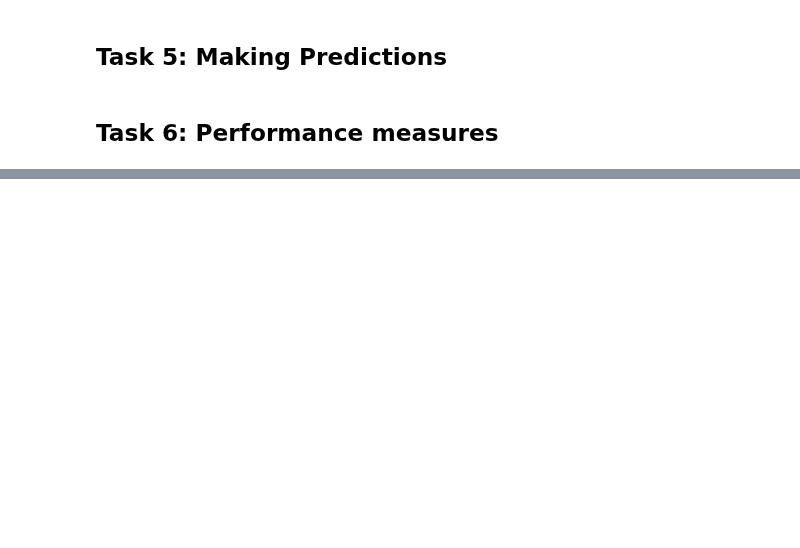
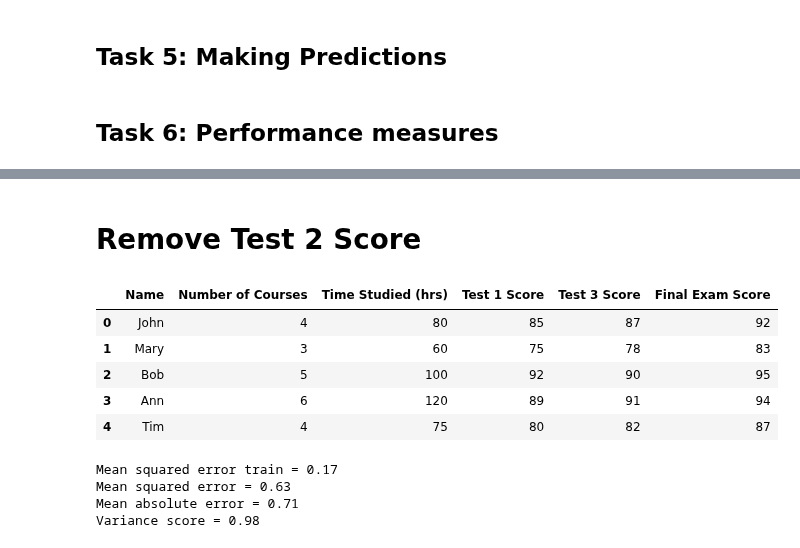
Before and after one commit to swapnil-vyom/ML_learn, a Jupyter notebook: 2 Linear Regression/ML_Lab_4_MultiLinearRegression.ipynb, the cells around one changed output, grey strips where cells are left out. Cells and saved outputs as stored; diff of their text form; code cells hidden in the pictures; blank space fills up the shorter version.

```diff
--- a/2 Linear Regression/ML_Lab_4_MultiLinearRegression.ipynb
+++ b/2 Linear Regression/ML_Lab_4_MultiLinearRegression.ipynb
@@ -194,0 +204,12 @@ Variance score = 1.00
+# %% [markdown]
+# Remove Test 2 Score
+# %%
+data_new = data.drop(columns='Test 2 Score')
+data_new.head(5)
+# %% [output]
+|  | Name | Number of Courses | Time Studied (hrs) | Test 1 Score | Test 3 Score | Final Exam Score |
+| 0 | John | 4 | 80 | 85 | 87 | 92 |
+| 1 | Mary | 3 | 60 | 75 | 78 | 83 |
+| 2 | Bob | 5 | 100 | 92 | 90 | 95 |
+| 3 | Ann | 6 | 120 | 89 | 91 | 94 |
+| 4 | Tim | 4 | 75 | 80 | 82 | 87 |
@@ -195,3 +227,16 @@ Variance score = 1.00
+# %%
+# The mean squared error
+print("Mean squared error train = %.2f" % mean_squared_error(model_new.predict(X_new_train),Y_new_train)) #training Error
+# The mean squared error
+print("Mean squared error = %.2f" % mean_squared_error(Y_new_test, Y_new_predict)) #test error
+print("Mean absolute error = %.2f" % mean_absolute_error(Y_new_test, Y_new_predict)) #test error
+# Explained variance score: 1 is perfect prediction
+print('Variance score = %.2f' % r2_score(Y_new_test, Y_new_predict))
+# %% [output]
+Mean squared error train = 0.17
+Mean squared error = 0.63
+Mean absolute error = 0.71
+Variance score = 0.98
 # %%
 from google.colab import files
 uploaded = files.upload()
```
Also changed, not shown: parts of 9 cells of this notebook.
